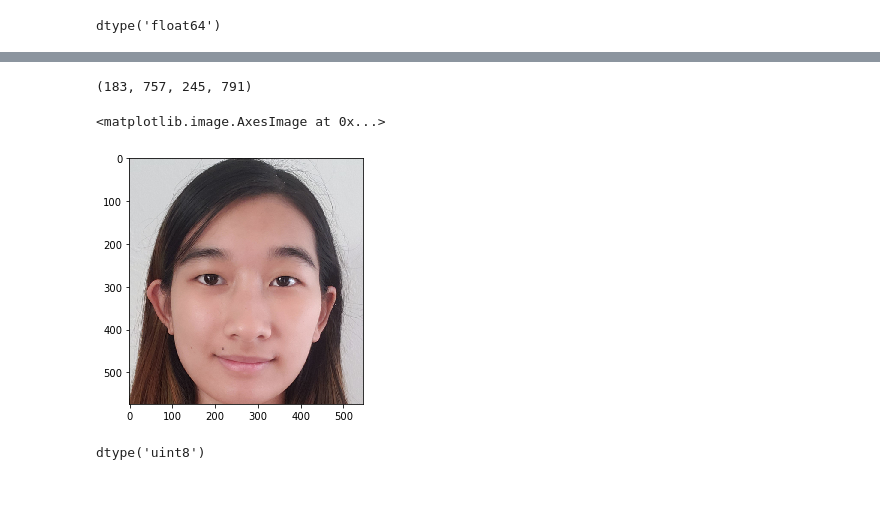
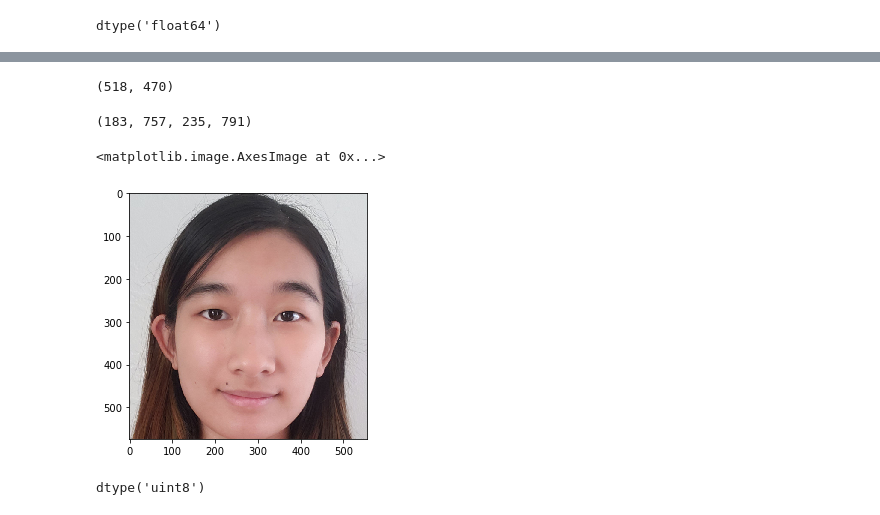
Before and after one commit to aprilsin/cs194-proj3, a Jupyter notebook: me.ipynb, the cells around one changed output, grey strips where cells are left out. Drawn from its saved outputs; the diff is of its cells as text; code cells hidden in the pictures.

```diff
--- a/me.ipynb
+++ b/me.ipynb
@@ -17,21 +56,13 @@ data.mkdir(parents=True, exist_ok=True)
 # %%
-DEFAULT_HEIGHT = 575
-DEFAULT_WIDTH = 547
-DEFAULT_SCALE = 0.35
-PAD_MODE='edge'
+# left, right = points
 
-img = utils.read_img('me.jpg')
-points = [[ 865.68270077,  934.08218215],
-       [1211.43666844,  948.0992349 ]]
-left, right = points
+# eye_len = np.sqrt((right[1] - left[1]) ** 2 + (right[0] - left[0]) ** 2)
 
-eye_len = np.sqrt((right[1] - left[1]) ** 2 + (right[0] - left[0]) ** 2)
-
-w = img.shape[1]
-actual = eye_len / w
-diff = actual - DEFAULT_SCALE
-print(diff)
-# if abs(diff) > 0.1:
-#     return transform.rescale(img, scale=DEFAULT_SCALE / actual, preserve_range=True, multichannel=True, mode=PAD_MODE)
-# return img
+# w = img.shape[1]
+# actual = eye_len / w
+# diff = actual - DEFAULT_SCALE
+# print(diff)
+# # if abs(diff) > 0.1:
+# #     return transform.rescale(img, scale=DEFAULT_SCALE / actual, preserve_range=True, multichannel=True, mode=PAD_MODE)
+# # return img
 # %% [output]
@@ -58,26 +107,29 @@ io.imshow(me)
 # %%
-import alignment
 points = np.array([[ 865.68270077,  934.08218215],
    [1211.43666844,  948.0992349 ]])
 left, right = points // 2
-center = alignment.find_centers(left, right)
+center = utils.find_centers(left, right)
 cx, cy = center
+center
+# %% [output]
+(518, 470)
 # %%
+scale = actual / DEFAULT_SCALE
 scale = 1
 DEFAULT_HEIGHT = 575
 DEFAULT_WIDTH = 547
-col_start = cx - (DEFAULT_WIDTH * scale // 2 + PADDING)
+col_start = cx - (DEFAULT_WIDTH * scale // 2 + 10)
 col_end = cx + DEFAULT_WIDTH * scale // 2
 row_start = cy - DEFAULT_HEIGHT * scale // 2
 row_end = cy + DEFAULT_HEIGHT * scale // 2
-row_start, row_end, col_start,col_end
+int(row_start), int(row_end), int(col_start),int(col_end)
 # %% [output]
-(183, 757, 245, 791)
+(183, 757, 235, 791)
 # %%
-io.imshow(me[row_start:row_end, col_start:col_end, :])
+io.imshow(me[int(row_start): int(row_end), int(col_start):int(col_end), :])
 # %% [output]
 <matplotlib.image.AxesImage at 0x...>
-[figure, old version]
+[figure, new version]
 # %%
 img.dtype
 # %% [output]
```
Also changed, not shown: parts of 12 cells of this notebook, 6 other files.
